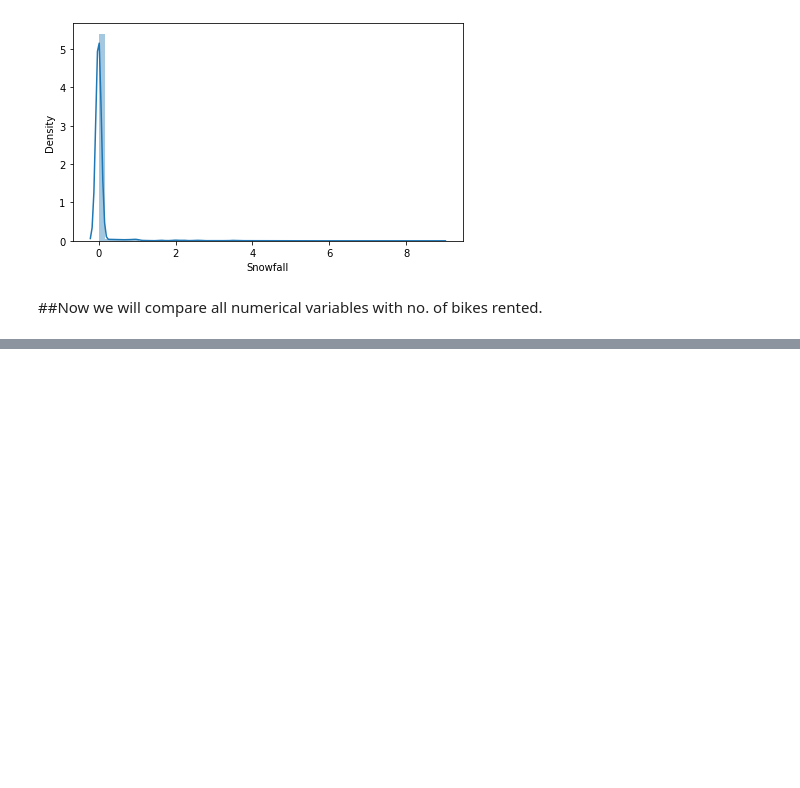
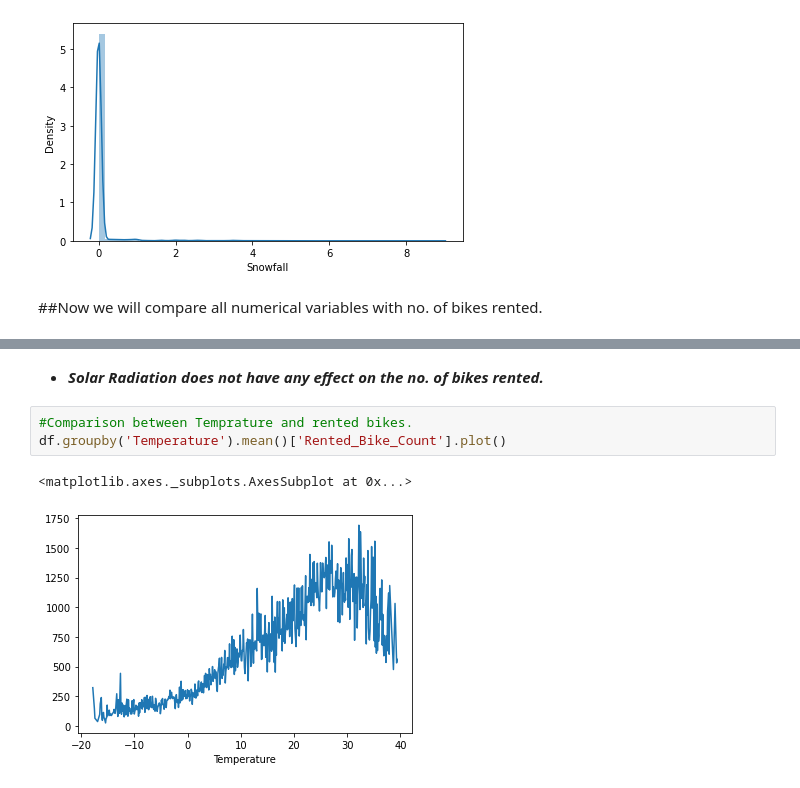
Before and after one commit to shubham-jindal/Bike-Sharing-Demand-Prediction, a Jupyter notebook: Bike_Sharing_Demand_Prediction_Capstone_Project.ipynb, the cells around one changed output, grey strips where cells are left out. Drawn from its saved outputs; the diff is of its cells as text; blank space fills up the shorter version.

```diff
--- a/Bike_Sharing_Demand_Prediction_Capstone_Project.ipynb
+++ b/Bike_Sharing_Demand_Prediction_Capstone_Project.ipynb
@@ -423,0 +448,8 @@ plt.show()
+# %% [markdown]
+* ***Solar Radiation does not have any effect on the no. of bikes rented.***
+# %%
+#Comparison between Temprature and rented bikes.
+df.groupby('Temperature').mean()['Rented_Bike_Count'].plot()
+# %% [output]
+<matplotlib.axes._subplots.AxesSubplot at 0x...>
+[figure, added]
```
Also changed, not shown: parts of 39 cells of this notebook.
